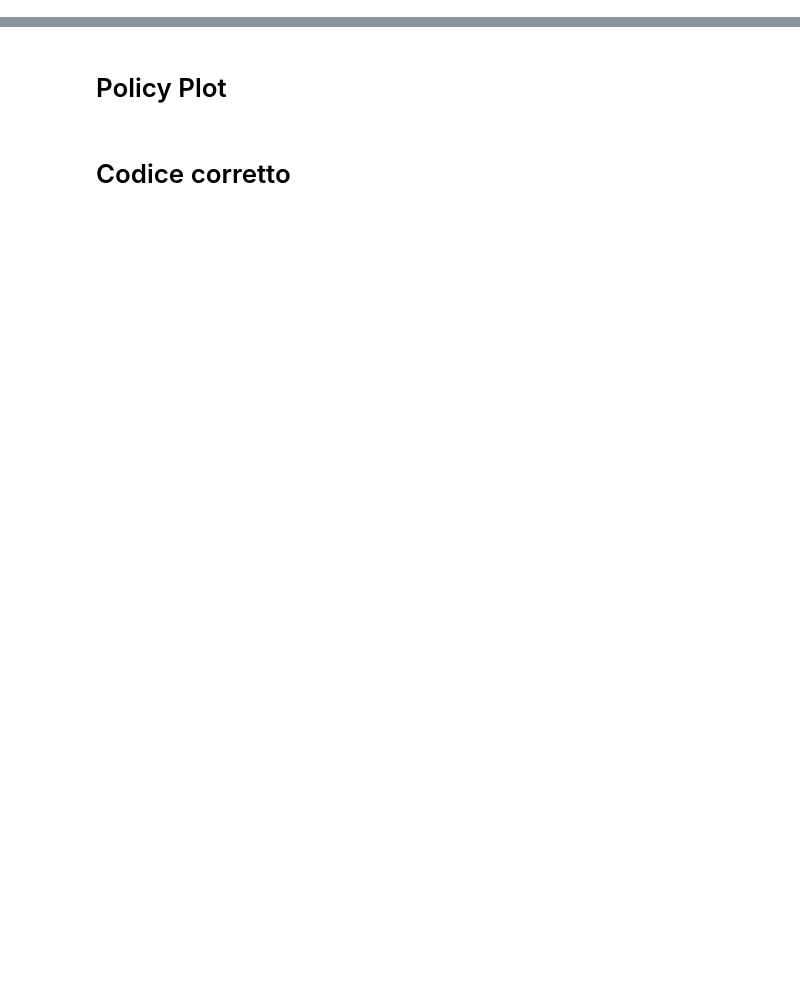
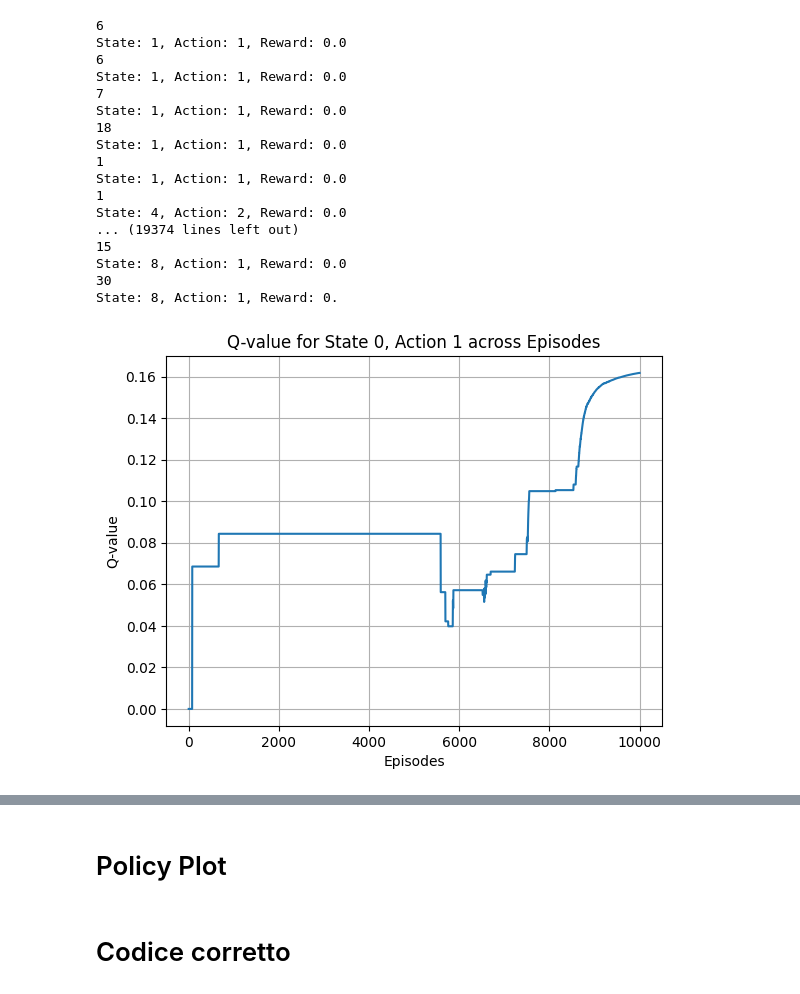
Before and after one commit to caterinabruchi9/SEAI_Project, a Jupyter notebook: Tabular/MC_OFF_TAB.ipynb, the cells around one changed output, grey strips where cells are left out. Cells and saved outputs as stored; diff of their text form; code cells hidden in the pictures; blank space fills up the shorter version.

```diff
--- a/Tabular/MC_OFF_TAB.ipynb
+++ b/Tabular/MC_OFF_TAB.ipynb
@@ -223,0 +183,42 @@ def plot_surface(varianza_per_cella):
+# %%
+import numpy as np
+import matplotlib.pyplot as plt
+
+# Main code
+if __name__ == "__main__":
+    n_times = 1 #10 is slippery true, 5 otherwise
+    total_train_episodes = 1000 #50000 if is slippery true
+    gamma = 0.99
+    max_epsilon = 1.0
+    min_epsilon = 0.01
+
+    env = create_env()
+
+    MC_tables = []
+    MC_rewards = []
+
+    for number in range(n_times):
+        #print(f"\n ********** Training number {number}")
+        q_table, rewards, history = first_visit_monte_carlo(env, total_train_episodes, gamma, max_epsilon, min_epsilon)
+
+    np.save('OFF/imgs/FV_MC_tables.npy', history)
+    np.save('OFF/models/FV_MC_Q.npy', q_table)
+# %% [output]
+6
+State: 1, Action: 1, Reward: 0.0
+6
+State: 1, Action: 1, Reward: 0.0
+7
+State: 1, Action: 1, Reward: 0.0
+18
+State: 1, Action: 1, Reward: 0.0
+1
+State: 1, Action: 1, Reward: 0.0
+1
+State: 4, Action: 2, Reward: 0.0
+... (19374 lines left out)
+15
+State: 8, Action: 1, Reward: 0.0
+30
+State: 8, Action: 1, Reward: 0.
+[figure, added]
```
Also changed, not shown: parts of 11 cells of this notebook, 4 other files.
